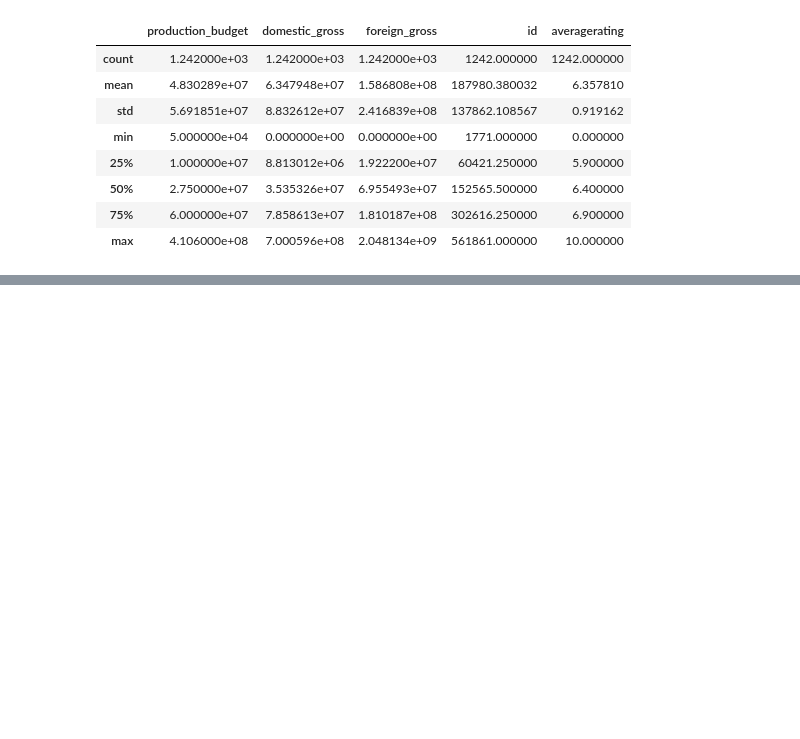
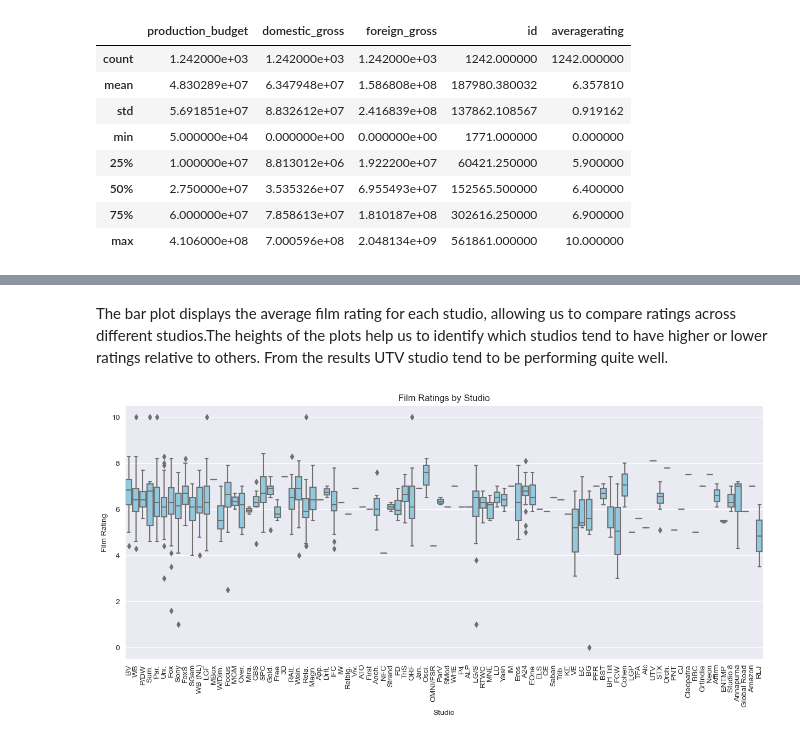
Before and after one commit to Dudimath/Microsoft-Film-Insights, a Jupyter notebook: Data Cleaning.ipynb, the cells around one changed output, grey strips where cells are left out. Saved outputs shown, nothing was run; the diff lists cells and outputs as text; code cells hidden in the pictures; blank space fills up the shorter version.

```diff
--- a/Data Cleaning.ipynb
+++ b/Data Cleaning.ipynb
@@ -941,0 +977,13 @@ df_final.describe()
+# %% [markdown]
+The bar plot displays the average film rating for each studio, allowing us to compare ratings across different studios.The heights of the plots help us to identify which studios tend to have higher or lower ratings relative to others. From the results UTV studio tend to be performing quite well.
+# %%
+# Create a box plot of film ratings by studio
+plt.figure(figsize=(15, 6))
+sns.boxplot(data=df_final, x='studio', y='averagerating', color = 'skyblue')
+plt.xlabel('Studio')
+plt.ylabel('Film Rating')
+plt.title('Film Ratings by Studio')
+plt.xticks(rotation=90)
+plt.show()
+# %% [output]
+[figure, added]
```
Also changed, not shown: parts of 7 cells of this notebook.
